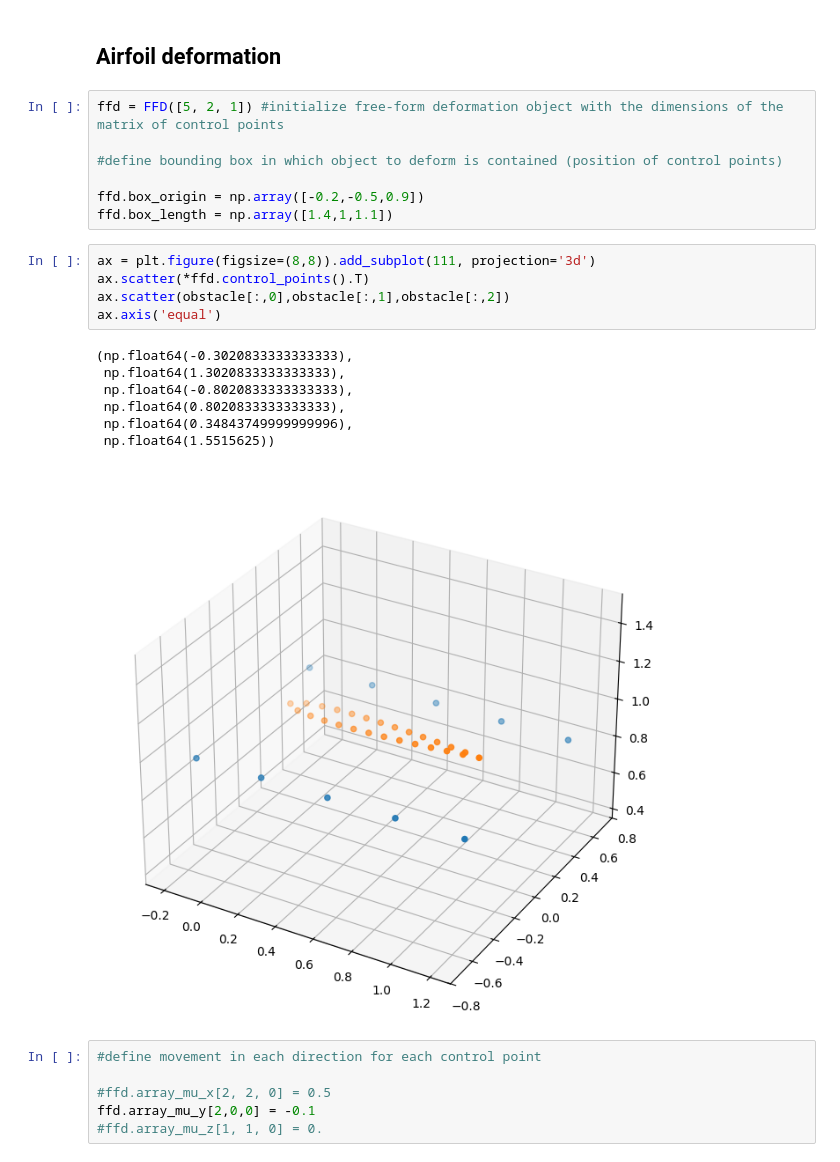
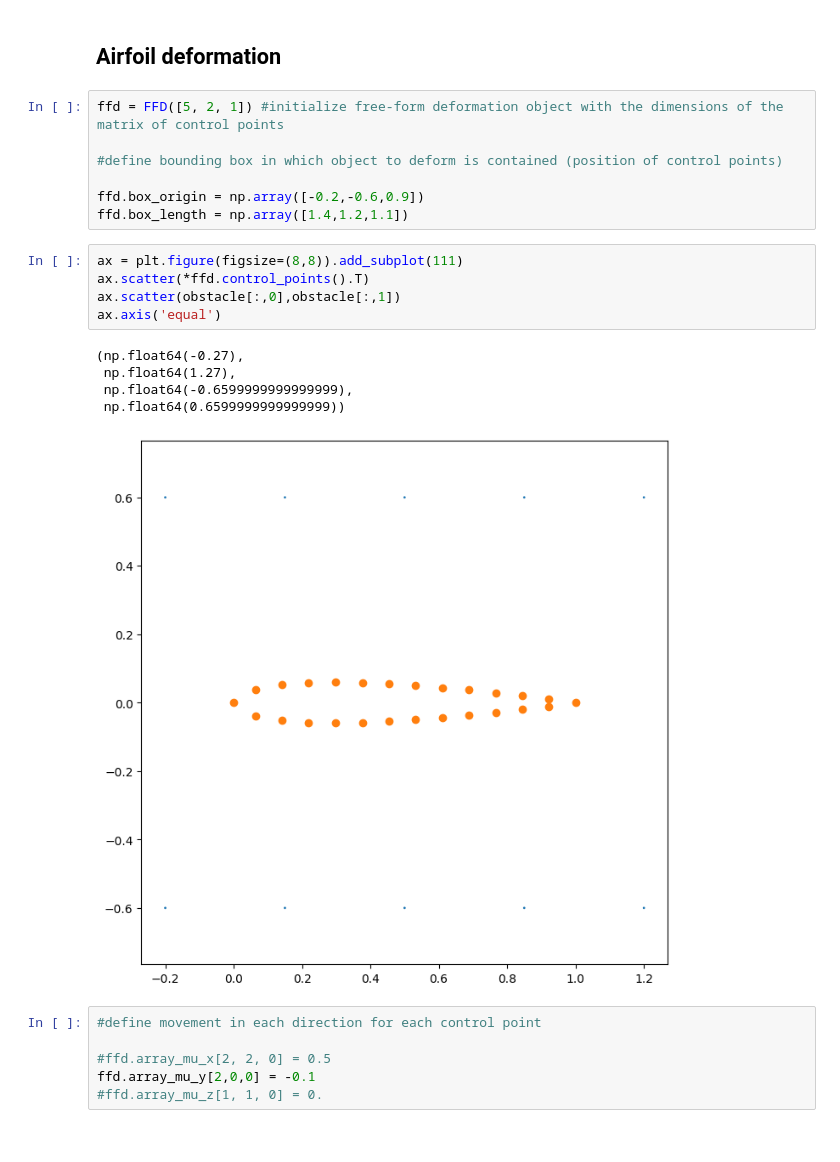
Before and after one commit to gupo33/ProgettoNAPDE, a Jupyter notebook: Progetto Napde.ipynb, the cells around one changed output. Saved outputs shown, nothing was run; the diff lists cells and outputs as text.

```diff
--- a/Progetto Napde.ipynb
+++ b/Progetto Napde.ipynb
@@ -367,21 +367,19 @@ ffd = FFD([5, 2, 1]) #initialize free-form deformation object with the dimension
 
 #define bounding box in which object to deform is contained (position of control points)
 
-ffd.box_origin = np.array([-0.2,-0.5,0.9])
-ffd.box_length = np.array([1.4,1,1.1])
+ffd.box_origin = np.array([-0.2,-0.6,0.9])
+ffd.box_length = np.array([1.4,1.2,1.1])
 # %%
-ax = plt.figure(figsize=(8,8)).add_subplot(111, projection='3d')
+ax = plt.figure(figsize=(8,8)).add_subplot(111)
 ax.scatter(*ffd.control_points().T)
-ax.scatter(obstacle[:,0],obstacle[:,1],obstacle[:,2])
+ax.scatter(obstacle[:,0],obstacle[:,1])
 ax.axis('equal')
 # %% [output]
-(np.float64(-0.3020833333333333),
- np.float64(1.3020833333333333),
- np.float64(-0.8020833333333333),
- np.float64(0.8020833333333333),
- np.float64(0.34843749999999996),
- np.float64(1.5515625))
+(np.float64(-0.27),
+ np.float64(1.27),
+ np.float64(-0.6599999999999999),
+ np.float64(0.6599999999999999))
-[figure, old version]
+[figure, new version]
 # %%
 #define movement in each direction for each control point
 
```
Also changed, not shown: parts of 8 cells of this notebook, 18 other files.
